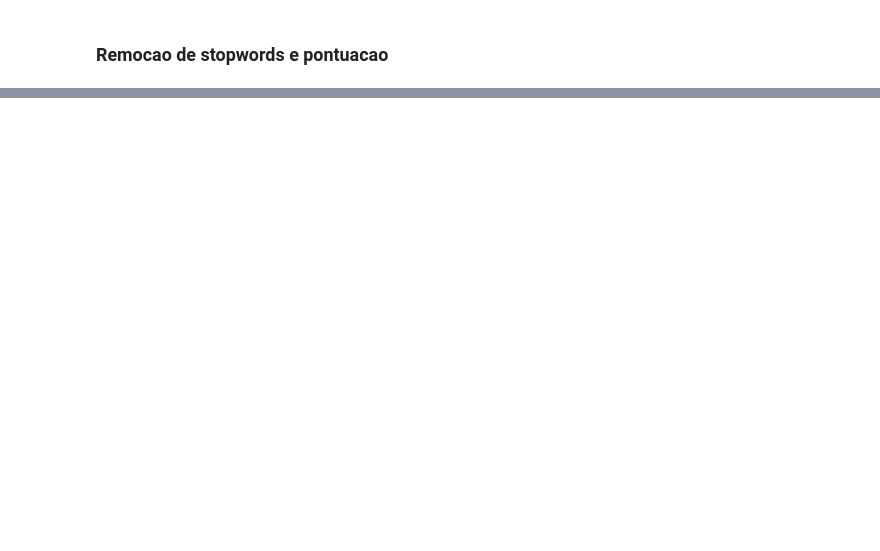
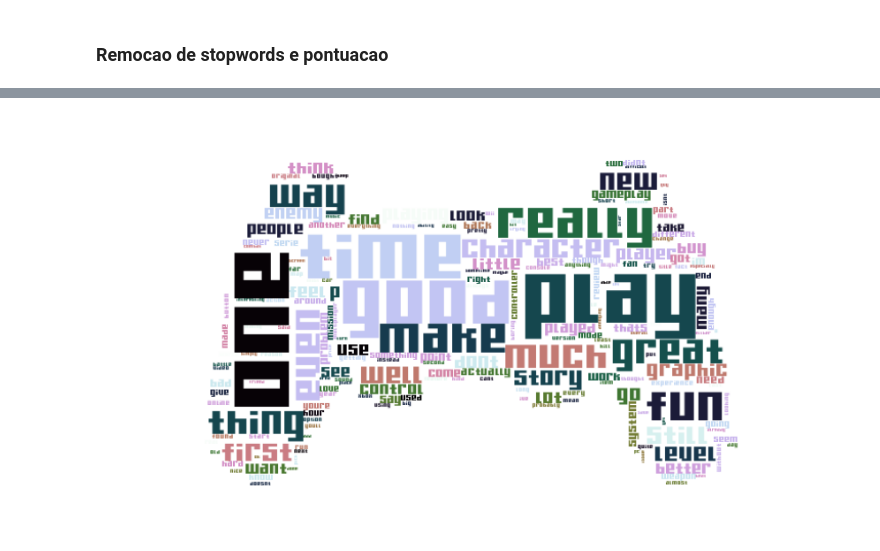
Before and after one commit to lhndsp/ps-turingUSP, a Jupyter notebook: 2_analise-e-ia/analise_e_modelos.ipynb, the cells around one changed output, grey strips where cells are left out. Drawn from its saved outputs; the diff is of its cells as text; code cells hidden in the pictures; blank space fills up the shorter version.

Commit message:
preproc e wordcloud

```diff
--- a/2_analise-e-ia/analise_e_modelos.ipynb
+++ b/2_analise-e-ia/analise_e_modelos.ipynb
@@ -270,0 +304,16 @@ len(msgVector.vocabulary_)
+# %%
+lemmantizador = nltk.WordNetLemmatizer()
+def lemmanizacao(texto):
+    """retorna texto lemmantizado
+
+    entrada:
+        - texto(str): string a ser lemmantizada
+    saida:
+        - (str): texto de entrada lemmantizado
+    """
+
+    tokentxt =  [lemmantizador.lemmatize(palavra) for palavra in texto.split()]
+
+    return ' '.join(tokentxt)
+# %%
+dfReview['reviewText_prep'] =  dfReview['reviewText_prep'].apply(lambda x:lemmanizacao(x))
@@ -270,0 +335,5 @@ len(msgVector.vocabulary_)
+# %%
+ret, mask = cv.threshold(cv.imread('controller.png'),
+                         55,
+                         255,
+                         cv.THRESH_BINARY)
@@ -270,0 +343,14 @@ len(msgVector.vocabulary_)
+# %%
+text = ' '.join(list(dfReview['reviewText_prep']))
+
+wordcloud = WordCloud(background_color="white",
+                      width=500, height=500,
+                      mask=mask,
+                      font_path='Gamer.ttf',
+                      colormap="cubehelix",).generate(text)
+
+plt.figure(figsize=(15,10))
+p = plt.imshow(wordcloud, interpolation='bilinear')
+p = plt.axis("off")
+# %% [output]
+[figure, added]
```
Also changed, not shown: parts of 29 cells of this notebook, 3 other files.
